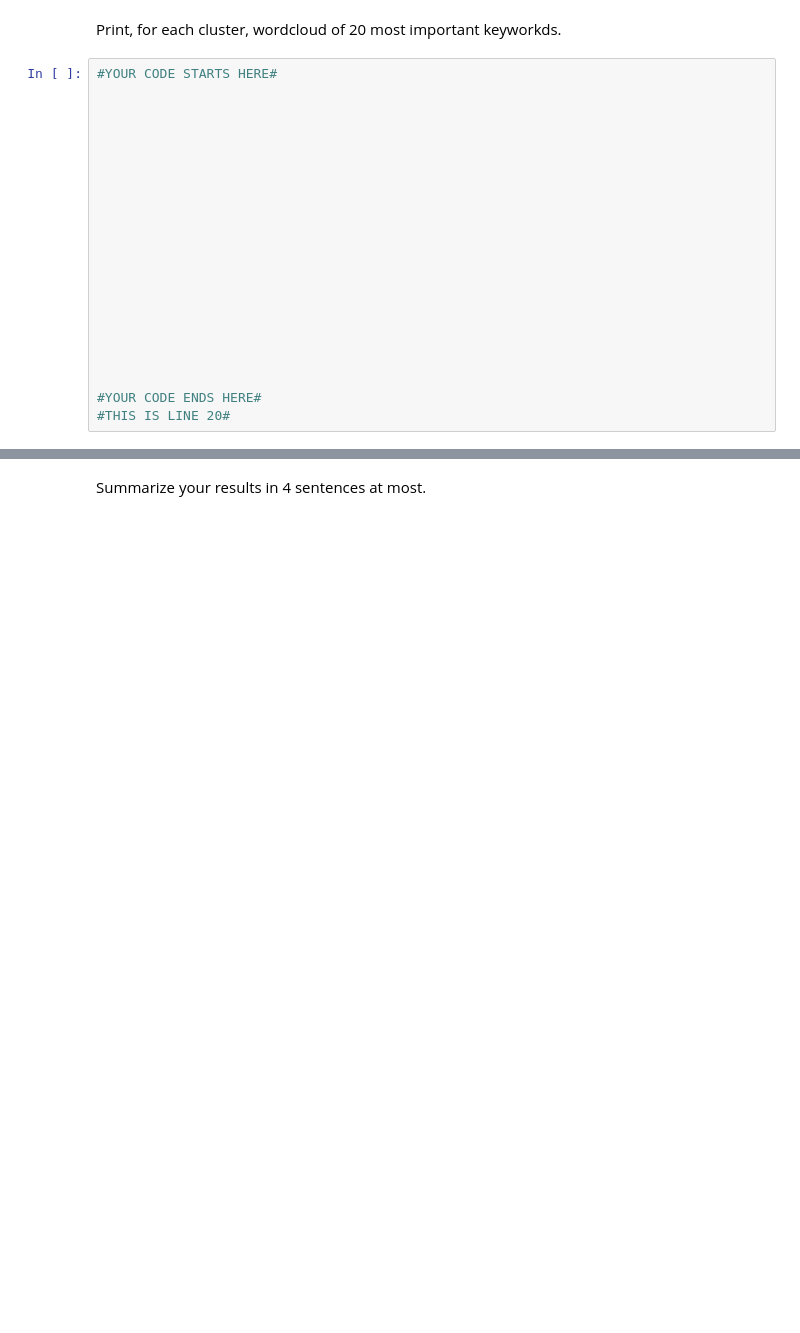
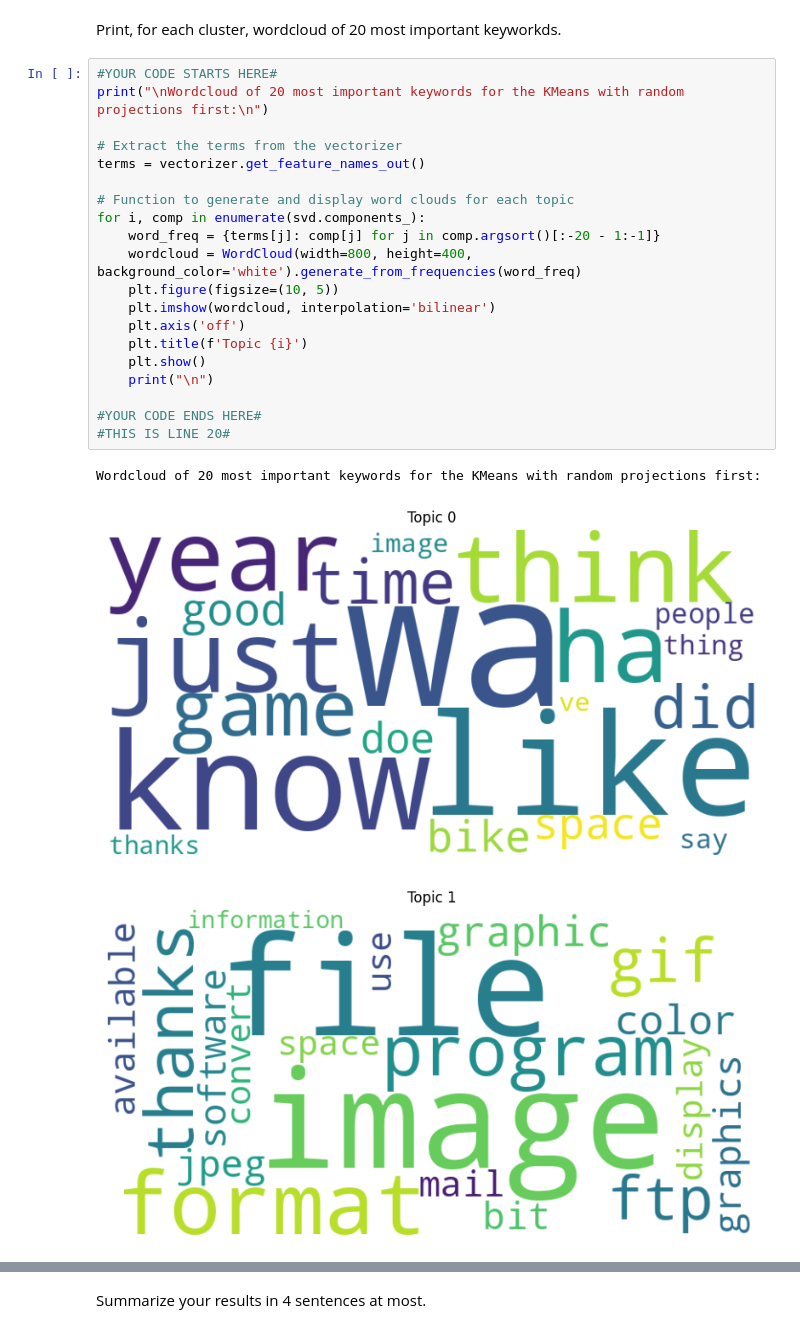
Before and after one commit to JozeRamos/BigData, a Jupyter notebook: BDC2024-HW2.ipynb, the cells around one changed output, grey strips where cells are left out. Saved outputs shown, nothing was run; the diff lists cells and outputs as text; blank space fills up the shorter version.

```diff
--- a/BDC2024-HW2.ipynb
+++ b/BDC2024-HW2.ipynb
@@ -422,23 +422,26 @@ Time efficiency for KMeans with random projections first: 8.855s
 # %% [markdown]
 Print, for each cluster, wordcloud of 20 most important keyworkds.
-# %%
-#YOUR CODE STARTS HERE#
-
-
-
-
-
-
-
-
-
-
-
-
-
-
-
-
-
-#YOUR CODE ENDS HERE#
-#THIS IS LINE 20#
+# %%
+#YOUR CODE STARTS HERE#
+print("\nWordcloud of 20 most important keywords for the KMeans with random projections first:\n")
+
+# Extract the terms from the vectorizer
+terms = vectorizer.get_feature_names_out()
+
+# Function to generate and display word clouds for each topic
+for i, comp in enumerate(svd.components_):
+    word_freq = {terms[j]: comp[j] for j in comp.argsort()[:-20 - 1:-1]}
+    wordcloud = WordCloud(width=800, height=400, background_color='white').generate_from_frequencies(word_freq)
+    plt.figure(figsize=(10, 5))
+    plt.imshow(wordcloud, interpolation='bilinear')
+    plt.axis('off')
+    plt.title(f'Topic {i}')
+    plt.show()
+    print("\n")
+
+#YOUR CODE ENDS HERE#
+#THIS IS LINE 20#
+# %% [output]
+Wordcloud of 20 most important keywords for the KMeans with random projections first:
+[figure, added]
+[figure, added]
```
Also changed, not shown: parts of 2 cells of this notebook.
